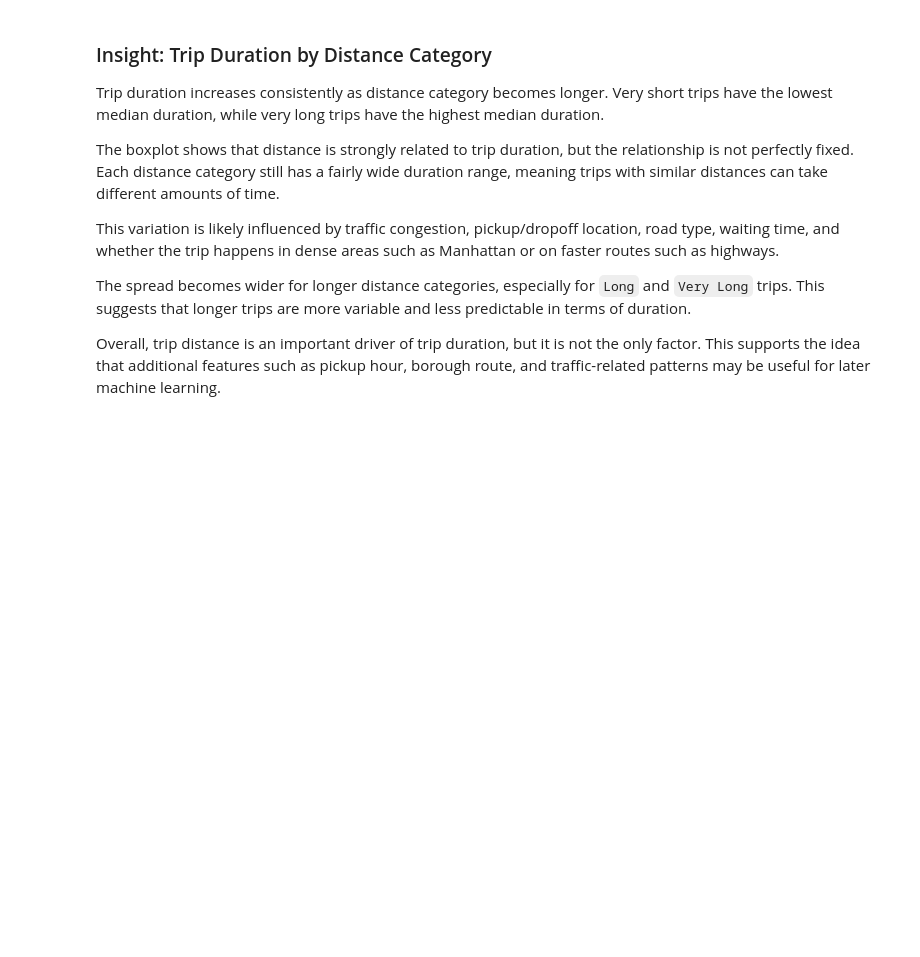
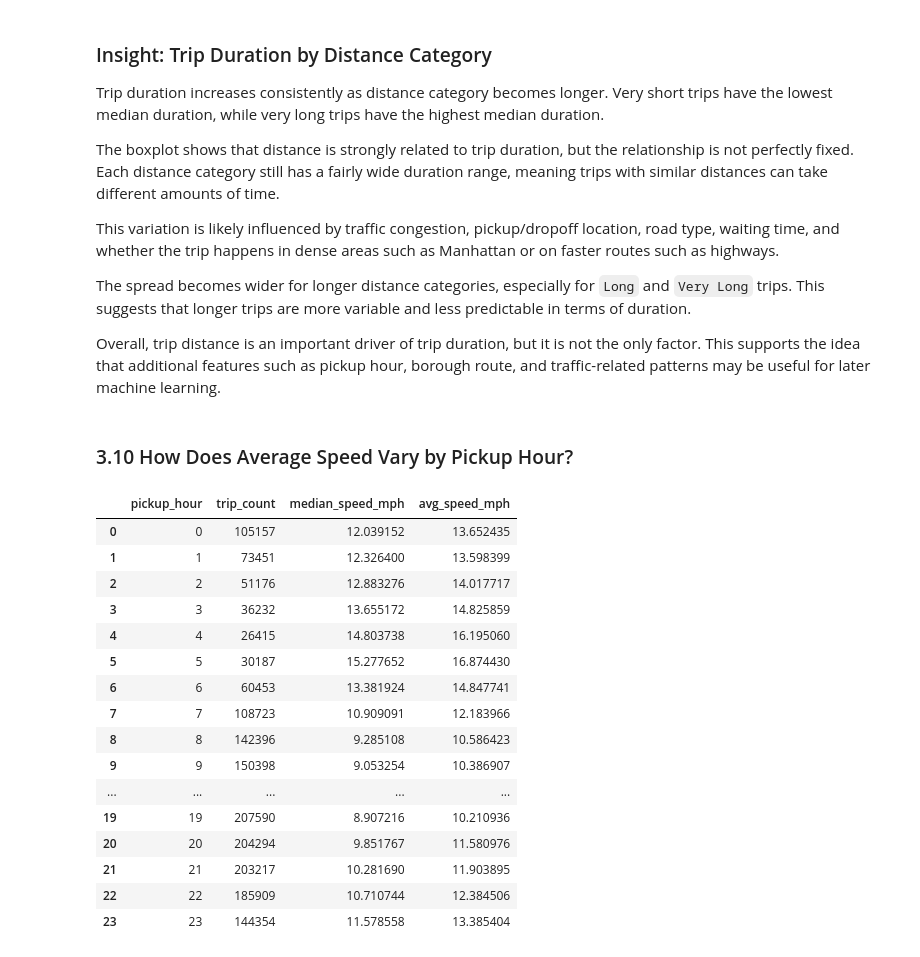
Before and after one commit to fathirrizkifadillah/NYC-Yellow-Taxi-Trip-Analysis, a Jupyter notebook: main.ipynb, the cells around one changed output. Drawn from its saved outputs; the diff is of its cells as text; code cells hidden in the pictures; blank space fills up the shorter version.

```diff
--- a/main.ipynb
+++ b/main.ipynb
@@ -1152,3 +1152,40 @@ This variation is likely influenced by traffic congestion, pickup/dropoff locati
 The spread becomes wider for longer distance categories, especially for `Long` and `Very Long` trips. This suggests that longer trips are more variable and less predictable in terms of duration.
 
 Overall, trip distance is an important driver of trip duration, but it is not the only factor. This supports the idea that additional features such as pickup hour, borough route, and traffic-related patterns may be useful for later machine learning.
+# %% [markdown]
+### 3.10 How Does Average Speed Vary by Pickup Hour?
+# %%
+hourly_speed = (
+    df_eda[
+        (df_eda["speed_mph"] > 0) &
+        (df_eda["speed_mph"] <= df_eda["speed_mph"].quantile(0.99))
+    ]
+    .groupby("pickup_hour")
+    .agg(
+        trip_count=("pickup_hour", "size"),
+        median_speed_mph=("speed_mph", "median"),
+        avg_speed_mph=("speed_mph", "mean")
+    )
+    .reset_index()
+    .sort_values("pickup_hour")
+)
+
+hourly_speed
+# %% [output]
+|  | pickup_hour | trip_count | median_speed_mph | avg_speed_mph |
+| 0 | 0 | 105157 | 12.039152 | 13.652435 |
+| 1 | 1 | 73451 | 12.326400 | 13.598399 |
+| 2 | 2 | 51176 | 12.883276 | 14.017717 |
+| 3 | 3 | 36232 | 13.655172 | 14.825859 |
+| 4 | 4 | 26415 | 14.803738 | 16.195060 |
+| 5 | 5 | 30187 | 15.277652 | 16.874430 |
+| 6 | 6 | 60453 | 13.381924 | 14.847741 |
+| 7 | 7 | 108723 | 10.909091 | 12.183966 |
+| 8 | 8 | 142396 | 9.285108 | 10.586423 |
+| 9 | 9 | 150398 | 9.053254 | 10.386907 |
+| ... | ... | ... | ... | ... |
+| 19 | 19 | 207590 | 8.907216 | 10.210936 |
+| 20 | 20 | 204294 | 9.851767 | 11.580976 |
+| 21 | 21 | 203217 | 10.281690 | 11.903895 |
+| 22 | 22 | 185909 | 10.710744 | 12.384506 |
+| 23 | 23 | 144354 | 11.578558 | 13.385404 |
```
Also changed, not shown: parts of 1 cell of this notebook, 1 other file.
